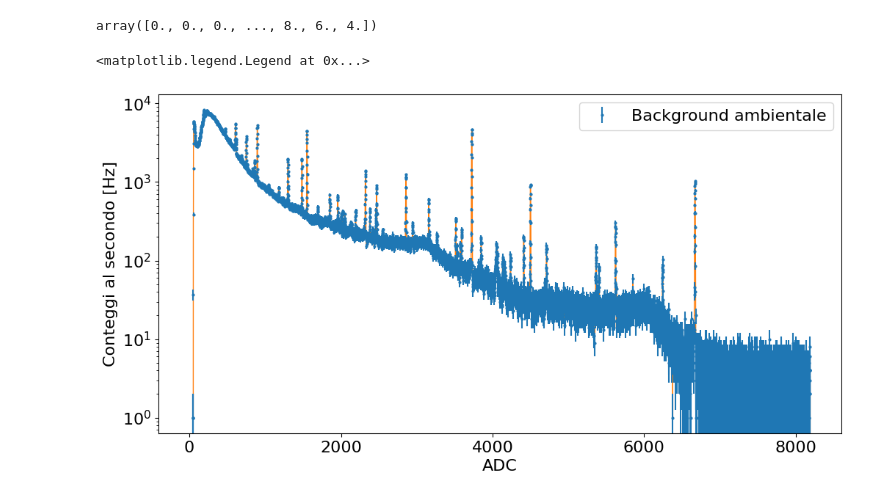
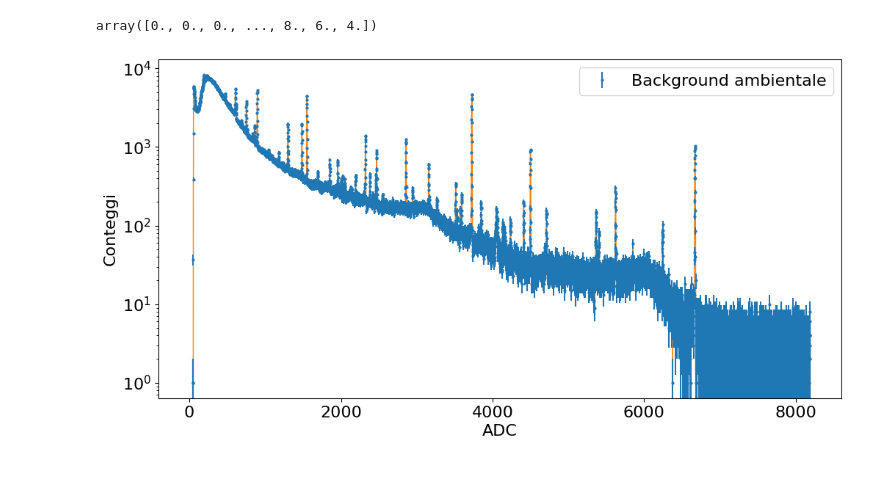
Before and after one commit to cerasole/EnvironmentalRadioactivity, a Jupyter notebook: Notebooks/SpectralFitHPGe.ipynb, the cells around one changed output. Drawn from its saved outputs; the diff is of its cells as text; code cells hidden in the pictures.

```diff
--- a/Notebooks/SpectralFitHPGe.ipynb
+++ b/Notebooks/SpectralFitHPGe.ipynb
@@ -60,14 +72,13 @@ array([0., 0., 0., ..., 8., 6., 4.])
 # %%
 fig, ax = plt.subplots(figsize = (12, 6))
 ax.errorbar(x = data.adc, y = data.counts, yerr = data.counts_err, ls = "None", marker = "o", ms = 2, label = "Background ambientale")
 ax.stairs(data.counts, data.bin_edges)
 ax.set_yscale("log")
 ax.set_xlabel("ADC")
-ax.set_ylabel("Conteggi al secondo [Hz]")
-ax.legend()
+ax.set_ylabel("Conteggi")
+ax.legend();
 # %% [output]
-<matplotlib.legend.Legend at 0x...>
-[figure, old version]
+[figure, new version]
 # %%
 fig, ax = plt.subplots(figsize = (12, 6))
 ax.errorbar(x = data.adc, y = data.counts, yerr = data.counts_err, ls = "None", marker = "o", ms = 2, label = "Background ambientale")
```
Also changed, not shown: parts of 7 cells of this notebook.
